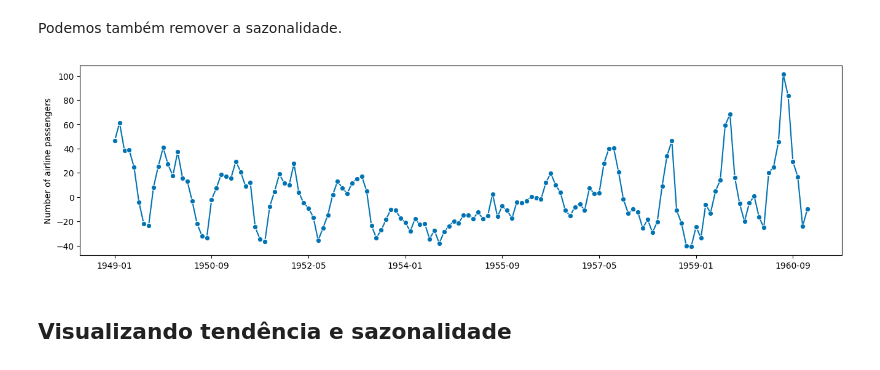
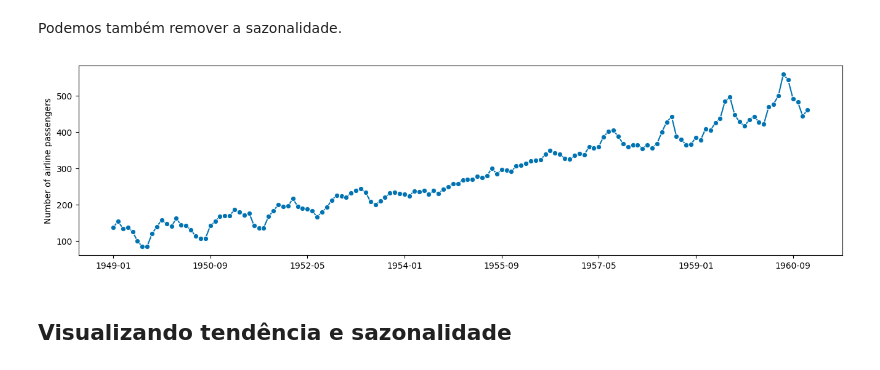
Before and after one commit to leandrocl2005/Curso-basico-de-Python-para-cientistas-de-dados, a Jupyter notebook: aulas/cd_aula_18.ipynb, the cells around one changed output. Saved outputs shown, nothing was run; the diff lists cells and outputs as text; code cells hidden in the pictures.

```diff
--- a/aulas/cd_aula_18.ipynb
+++ b/aulas/cd_aula_18.ipynb
@@ -162,12 +162,16 @@ São padrões que se repetem em intervalos regulares de tempo. Observe que a sé
 # %% [markdown]
 Podemos também remover a sazonalidade.
 # %%
-transformer = Deseasonalizer(sp=12, model='additive') # 12 meses
+y = load_airline()
+transformer = Deseasonalizer(
+    sp=12, model='additive') # 12 meses
+
 y = transformer.fit_transform(y)
+
 plot_series(y)
 plt.show()
 # %% [output]
-[figure, old version]
+[figure, new version]
 # %% [markdown]
 ## Visualizando tendência e sazonalidade
 # %%
```
Also changed, not shown: parts of 50 cells of this notebook, 3 other files.
